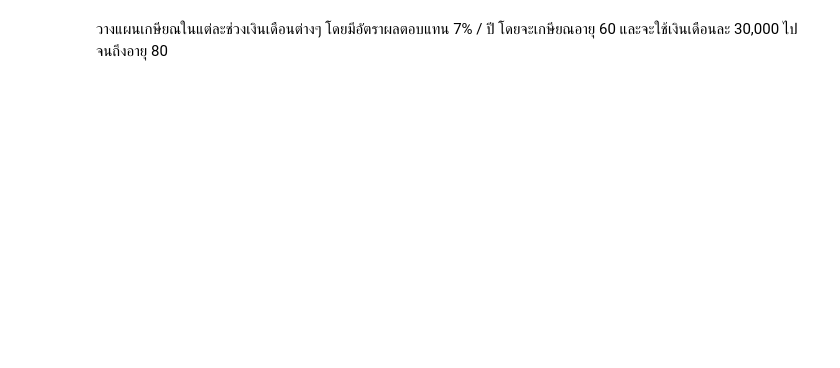
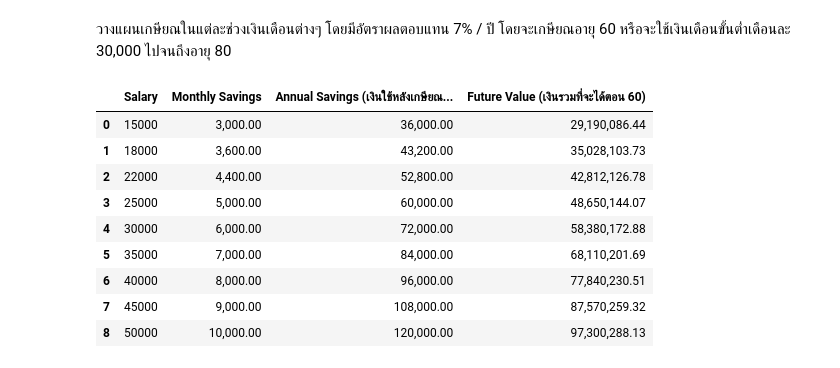
Before and after one commit to Tonry12/Machine-learning-Advance, a Jupyter notebook: Future_Value_of_a_Growing_Annuity.ipynb, the cells around one changed output. Saved outputs shown, nothing was run; the diff lists cells and outputs as text; code cells hidden in the pictures; blank space fills up the shorter version.

```diff
--- a/Future_Value_of_a_Growing_Annuity.ipynb
+++ b/Future_Value_of_a_Growing_Annuity.ipynb
@@ -4,4 +4,57 @@
 วางแผนเกษียณในแต่ละช่วงเงินเดือนต่างๆ
 โดยมีอัตราผลตอบแทน 7% / ปี
 โดยจะเกษียณอายุ 60
-และจะใช้เงินเดือนละ 30,000 ไปจนถึงอายุ 80
+หรือจะใช้เงินเดือนขั้นต่ำเดือนละ 30,000 ไปจนถึงอายุ 80
+# %%
+import numpy as np
+import pandas as pd
+
+# ฟังก์ชันคำนวณ Future Value of a Growing Annuity
+def calculate_fv(P, r, g, n):
+    # ถ้า r และ g เท่ากัน
+    if r == g:
+        return P * n * (1 + r) ** n
+    else:
+        # FV = P * ((1 + r)^n - (1 + g)^n) / (r - g)
+        return P * (((1 + r) ** n - (1 + g) ** n) / (r - g))
+
+# ค่าคงที่
+r = 0.07  # ผลตอบแทน 7% ต่อปี
+g = 0.1  # อัตราการเติบโตของการออม 10%
+n = 38    # จำนวนปี (38 ปี)
+
+# รายได้ต่างๆ ที่ให้มา
+salaries = [15000, 18000, 22000, 25000, 30000, 35000, 40000, 45000, 50000]
+
+# สร้าง DataFrame เพื่อเก็บผลลัพธ์
+results = []
+
+# ใช้ pd.options.display.float_format เพื่อไม่ให้แสดงเป็น scientific notation
+pd.options.display.float_format = '{:,.2f}'.format
+
+# คำนวณ FV สำหรับแต่ละเงินเดือน
+for salary in salaries:
+    # คำนวณการออม 20% ของเงินเดือน
+    monthly_savings = salary * 0.20
+    # คำนวณการออมรายปี (monthly_savings * 12)
+    annual_savings = monthly_savings * 12
+    # คำนวณ FV ด้วยการออมที่เพิ่มขึ้น 10% ทุกปี
+    fv = calculate_fv(annual_savings, r, g, n)
+    # บันทึกผลลัพธ์ลงในลิสต์
+    results.append([salary, monthly_savings, annual_savings, fv])
+
+# สร้าง DataFrame จากผลลัพธ์
+df = pd.DataFrame(results, columns=['Salary', 'Monthly Savings', 'Annual Savings (เงินใช้หลังเกษียณต่อเดือนจนถึง 80ปี)', 'Future Value (เงินรวมที่จะได้ตอน 60)'])
+# แสดงผลลัพธ์
+df
+# %% [output]
+|  | Salary | Monthly Savings | Annual Savings (เงินใช้หลังเกษียณ... | Future Value (เงินรวมที่จะได้ตอน 60) |
+| 0 | 15000 | 3,000.00 | 36,000.00 | 29,190,086.44 |
+| 1 | 18000 | 3,600.00 | 43,200.00 | 35,028,103.73 |
+| 2 | 22000 | 4,400.00 | 52,800.00 | 42,812,126.78 |
+| 3 | 25000 | 5,000.00 | 60,000.00 | 48,650,144.07 |
+| 4 | 30000 | 6,000.00 | 72,000.00 | 58,380,172.88 |
+| 5 | 35000 | 7,000.00 | 84,000.00 | 68,110,201.69 |
+| 6 | 40000 | 8,000.00 | 96,000.00 | 77,840,230.51 |
+| 7 | 45000 | 9,000.00 | 108,000.00 | 87,570,259.32 |
+| 8 | 50000 | 10,000.00 | 120,000.00 | 97,300,288.13 |
```
Also changed, not shown: parts of 4 cells of this notebook.
